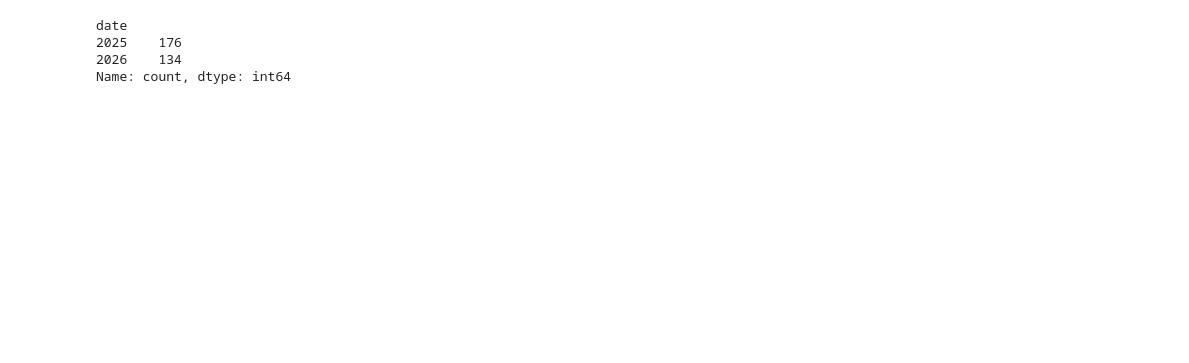
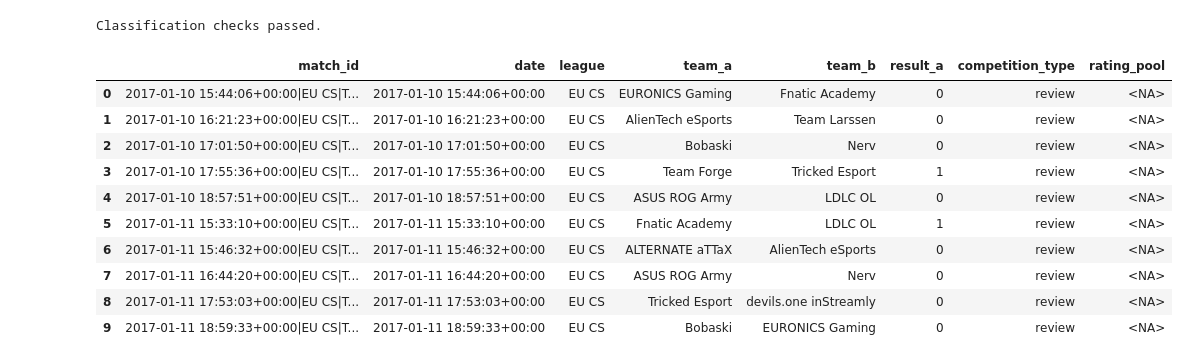
Before and after one commit to dophat1/lol-worlds-predictor, a Jupyter notebook: notebooks/04_international_evaluation.ipynb, the cells around one changed output. Drawn from its saved outputs; the diff is of its cells as text; code cells hidden in the pictures; blank space fills up the shorter version.

```diff
--- a/notebooks/04_international_evaluation.ipynb
+++ b/notebooks/04_international_evaluation.ipynb
@@ -31,8 +278,76 @@ print(accuracy_score(y_test_international, y_pred_international), log_loss(y_tes
+# %%
+assert classification["league"].is_unique
+
+boolean_columns = [
+    "updates_home_pool",
+    "use_local_elo",
+    "use_region_calibration",
+    "use_international_model",
+]
+
+assert classification[boolean_columns].notna().all().all()
+
+home_updates = classification["updates_home_pool"]
+
+assert classification.loc[
+    home_updates, "rating_pool"
+].notna().all()
+
+assert classification.loc[
+    home_updates, "competition_type"
+].eq("domestic").all()
+
+assert classification.loc[
+    classification["use_local_elo"],
+    "rating_pool",
+].notna().all()
+
+assert not classification.loc[
+    classification["competition_type"].isin(
+        ["international", "cross_pool", "developmental", "review"]
+    ),
+    "updates_home_pool",
+].any()
+
+print("Classification checks passed.")
+# %% [output]
+Classification checks passed.
 # %%
-international_test_df["date"].dt.year.value_counts().sort_index()
+classified_matches = matches.merge(
+    classification[
+        ["league", "competition_type", "rating_pool"]
+    ],
+    on="league",
+    how="left",
+    validate="many_to_one",
+)
+
+assert len(classified_matches) == len(matches)
+assert classified_matches["competition_type"].notna().all()
+
+domestic_matches = classified_matches.loc[
+    classified_matches["competition_type"].eq("domestic")
+]
+
+assert domestic_matches["rating_pool"].notna().all()
+
+international_matches = classified_matches.loc[
+    classified_matches["competition_type"].eq("international")
+]
+
+assert international_matches["rating_pool"].isna().all()
+
+display(classified_matches.head(10))
 # %% [output]
-date
-2025    176
-2026    134
-Name: count, dtype: int64
+|  | match_id | date | league | team_a | team_b | result_a | competition_type | rating_pool |
+| 0 | 2017-01-10 15:44:06+00:00|EU CS|T... | 2017-01-10 15:44:06+00:00 | EU CS | EURONICS Gaming | Fnatic Academy | 0 | review | <NA> |
+| 1 | 2017-01-10 16:21:23+00:00|EU CS|T... | 2017-01-10 16:21:23+00:00 | EU CS | AlienTech eSports | Team Larssen | 0 | review | <NA> |
+| 2 | 2017-01-10 17:01:50+00:00|EU CS|T... | 2017-01-10 17:01:50+00:00 | EU CS | Bobaski | Nerv | 0 | review | <NA> |
+| 3 | 2017-01-10 17:55:36+00:00|EU CS|T... | 2017-01-10 17:55:36+00:00 | EU CS | Team Forge | Tricked Esport | 1 | review | <NA> |
+| 4 | 2017-01-10 18:57:51+00:00|EU CS|T... | 2017-01-10 18:57:51+00:00 | EU CS | ASUS ROG Army | LDLC OL | 0 | review | <NA> |
+| 5 | 2017-01-11 15:33:10+00:00|EU CS|T... | 2017-01-11 15:33:10+00:00 | EU CS | Fnatic Academy | LDLC OL | 1 | review | <NA> |
+| 6 | 2017-01-11 15:46:32+00:00|EU CS|T... | 2017-01-11 15:46:32+00:00 | EU CS | ALTERNATE aTTaX | AlienTech eSports | 0 | review | <NA> |
+| 7 | 2017-01-11 16:44:20+00:00|EU CS|T... | 2017-01-11 16:44:20+00:00 | EU CS | ASUS ROG Army | Nerv | 0 | review | <NA> |
+| 8 | 2017-01-11 17:53:03+00:00|EU CS|T... | 2017-01-11 17:53:03+00:00 | EU CS | Tricked Esport | devils.one inStreamly | 0 | review | <NA> |
+| 9 | 2017-01-11 18:59:33+00:00|EU CS|T... | 2017-01-11 18:59:33+00:00 | EU CS | Bobaski | EURONICS Gaming | 0 | review | <NA> |
 # %%
```
Also changed, not shown: parts of 17 cells of this notebook.
